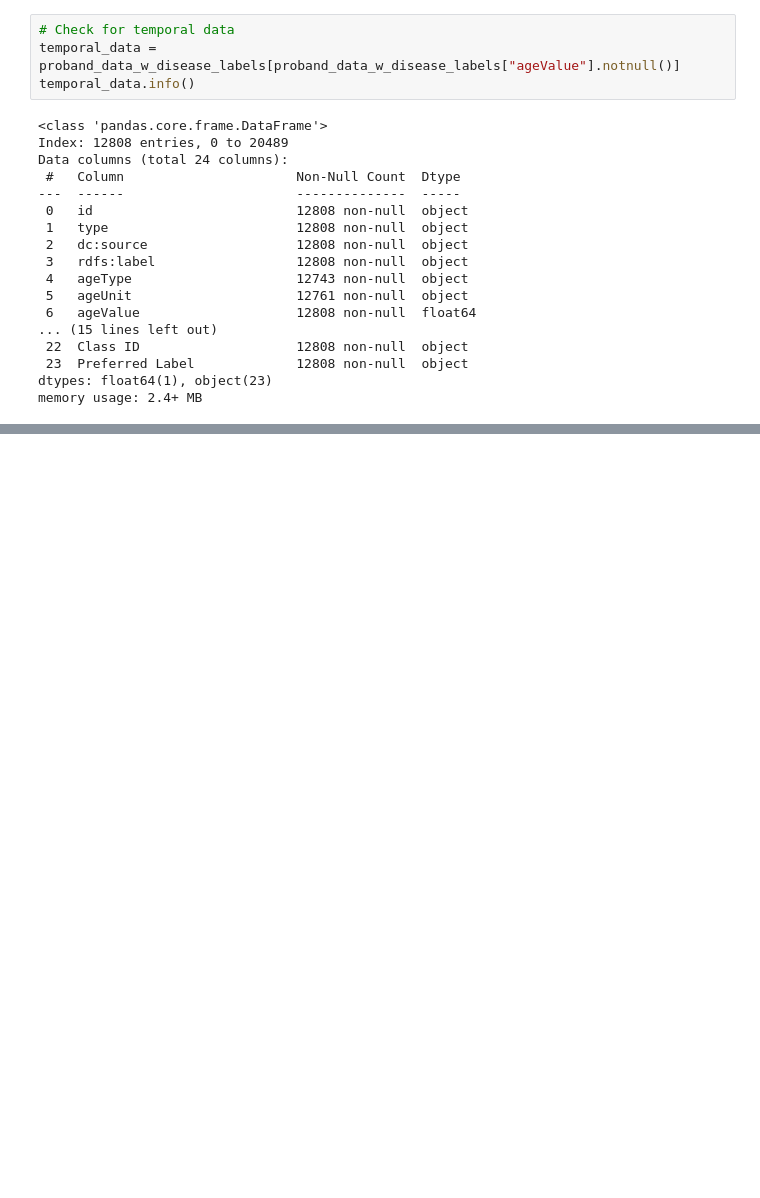
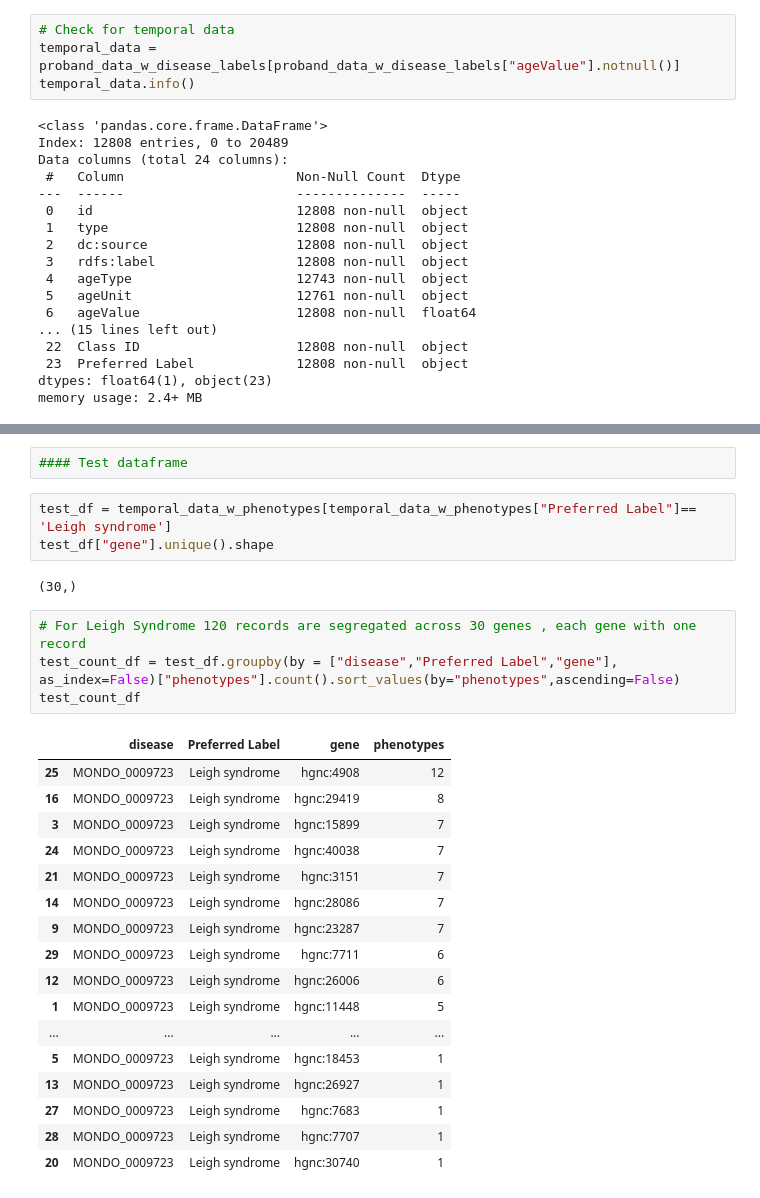
Before and after one commit to bpow/genegraph-to-phenopacket, a Jupyter notebook: genegraph_quick_eda.ipynb, the cells around one changed output, grey strips where cells are left out. Saved outputs shown, nothing was run; the diff lists cells and outputs as text; blank space fills up the shorter version.

```diff
--- a/genegraph_quick_eda.ipynb
+++ b/genegraph_quick_eda.ipynb
@@ -177,0 +224,29 @@ proband_data_w_disease_labels.to_csv("./output/all_proband_data.csv",index= Fals
+# %%
+#### Test dataframe
+# %%
+test_df = temporal_data_w_phenotypes[temporal_data_w_phenotypes["Preferred Label"]== 'Leigh syndrome']
+test_df["gene"].unique().shape
+# %% [output]
+(30,)
+# %%
+# For Leigh Syndrome 120 records are segregated across 30 genes , each gene with one record
+test_count_df = test_df.groupby(by = ["disease","Preferred Label","gene"], as_index=False)["phenotypes"].count().sort_values(by="phenotypes",ascending=False)
+test_count_df
+# %% [output]
+|  | disease | Preferred Label | gene | phenotypes |
+| 25 | MONDO_0009723 | Leigh syndrome | hgnc:4908 | 12 |
+| 16 | MONDO_0009723 | Leigh syndrome | hgnc:29419 | 8 |
+| 3 | MONDO_0009723 | Leigh syndrome | hgnc:15899 | 7 |
+| 24 | MONDO_0009723 | Leigh syndrome | hgnc:40038 | 7 |
+| 21 | MONDO_0009723 | Leigh syndrome | hgnc:3151 | 7 |
+| 14 | MONDO_0009723 | Leigh syndrome | hgnc:28086 | 7 |
+| 9 | MONDO_0009723 | Leigh syndrome | hgnc:23287 | 7 |
+| 29 | MONDO_0009723 | Leigh syndrome | hgnc:7711 | 6 |
+| 12 | MONDO_0009723 | Leigh syndrome | hgnc:26006 | 6 |
+| 1 | MONDO_0009723 | Leigh syndrome | hgnc:11448 | 5 |
+| ... | ... | ... | ... | ... |
+| 5 | MONDO_0009723 | Leigh syndrome | hgnc:18453 | 1 |
+| 13 | MONDO_0009723 | Leigh syndrome | hgnc:26927 | 1 |
+| 27 | MONDO_0009723 | Leigh syndrome | hgnc:7683 | 1 |
+| 28 | MONDO_0009723 | Leigh syndrome | hgnc:7707 | 1 |
+| 20 | MONDO_0009723 | Leigh syndrome | hgnc:30740 | 1 |
```
Also changed, not shown: parts of 25 cells of this notebook, 3 other files.
